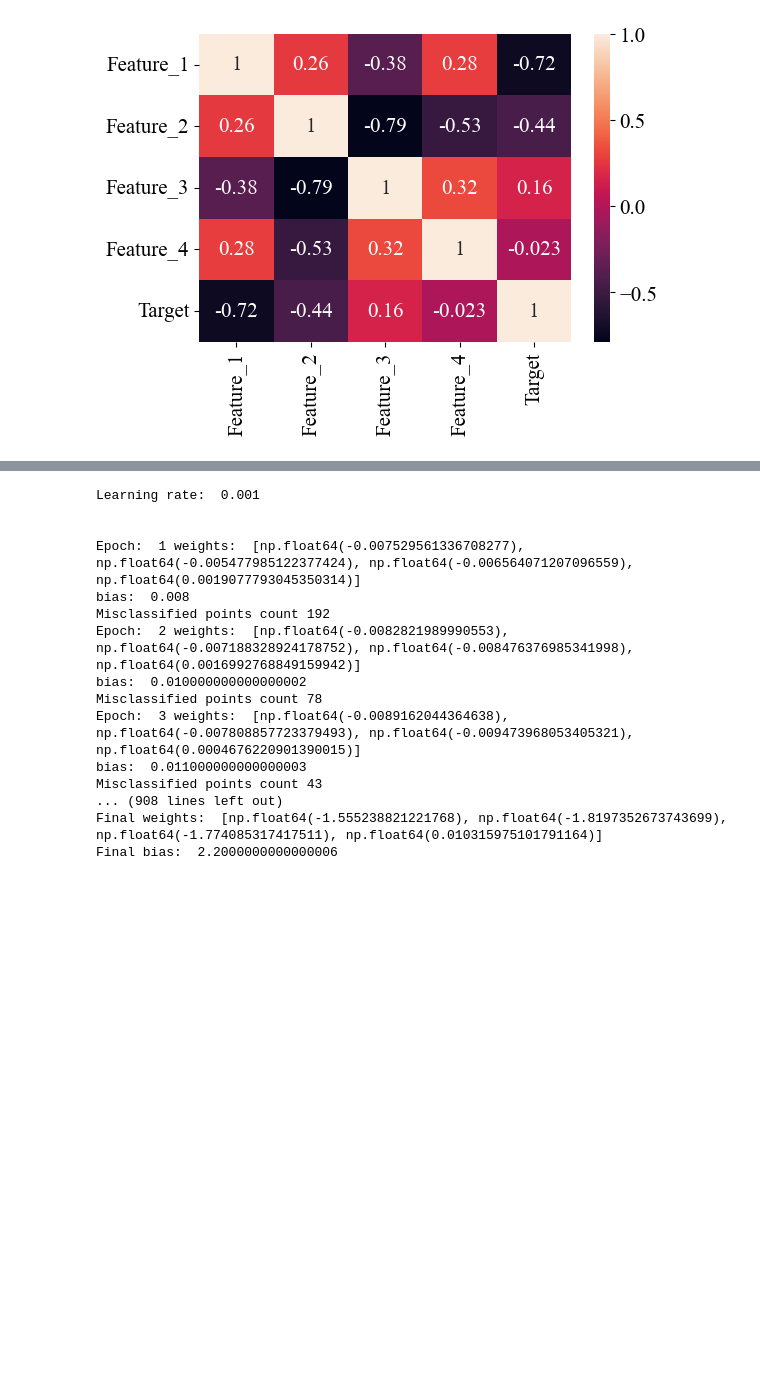
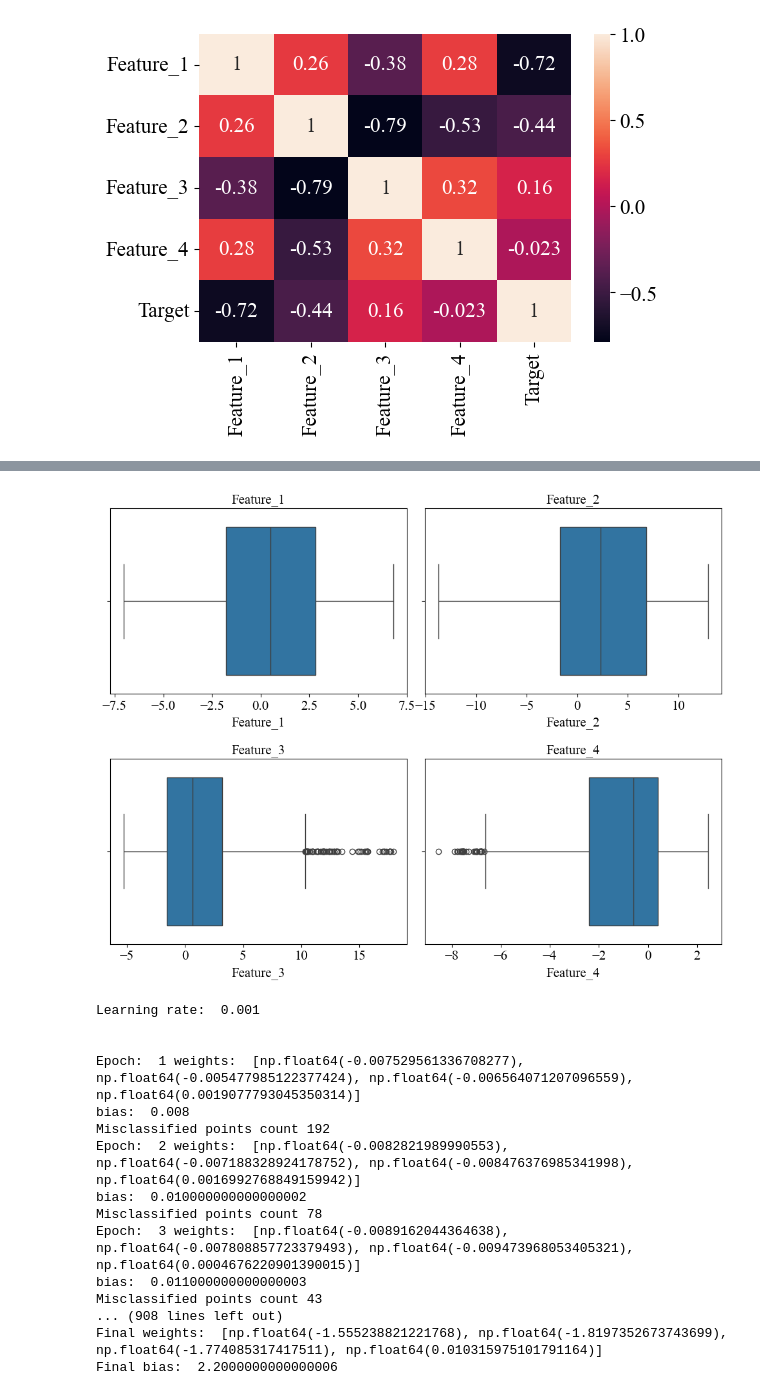
Before and after one commit to Mohula-Prasath/Deep_learning_lab, a Jupyter notebook: lab-1/lab1.ipynb, the cells around one changed output, grey strips where cells are left out. Saved outputs shown, nothing was run; the diff lists cells and outputs as text; code cells hidden in the pictures; blank space fills up the shorter version.

```diff
--- a/lab-1/lab1.ipynb
+++ b/lab-1/lab1.ipynb
@@ -148,3 +121,16 @@ for i in range(len(l)):
+# %%
+fig,axes=plt.subplots(2,2,figsize=(10, 8))
+
+for i in range(len(l)):
+    ax=axes[i//2][i%2]
+    sns.boxplot(x=df[l[i]],ax=ax)
+    ax.set_title(l[i])
+
+plt.tight_layout()
+plt.savefig("plots/all_boxplots.eps",format="eps",dpi=600,bbox_inches="tight")
+plt.show()
+# %% [output]
+[figure, added]
 # %%
 X=df[l]
 y=df["Target"]
```
Also changed, not shown: parts of 12 cells of this notebook, 39 other files.
